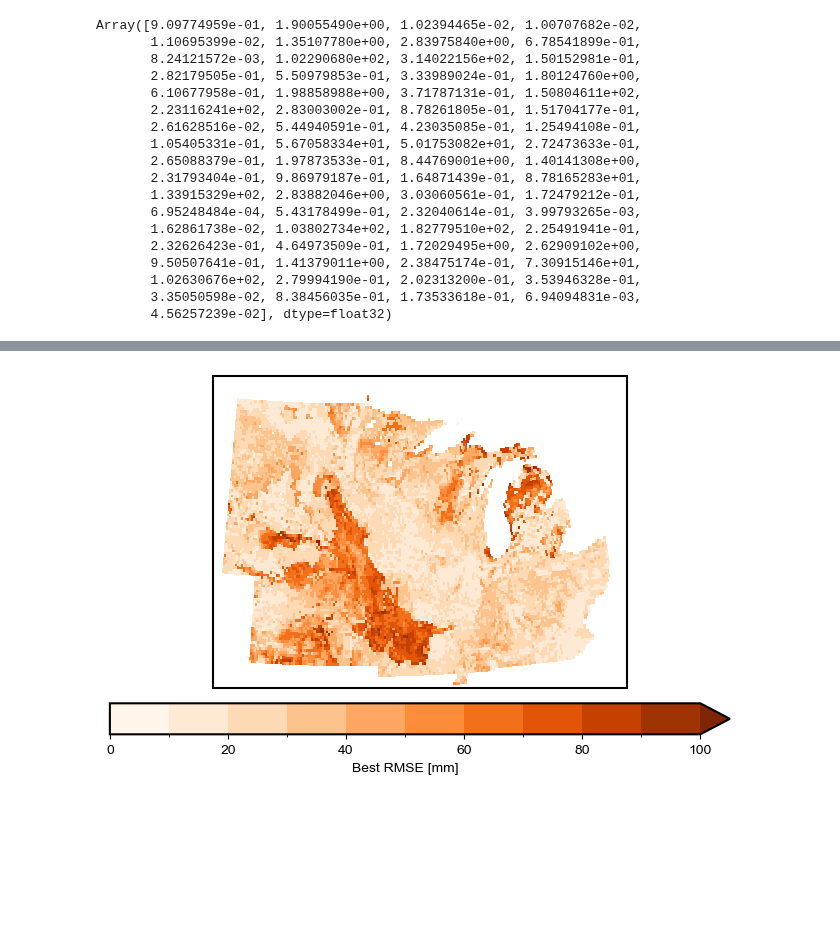
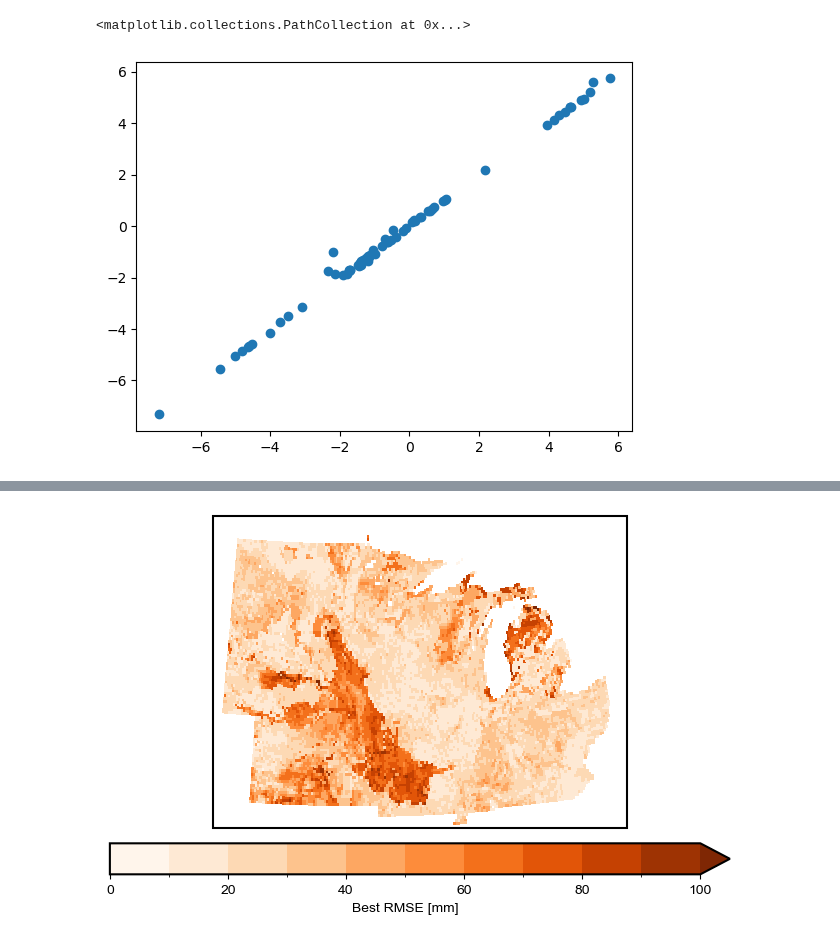
Before and after one commit to david0811/lafferty-etal-2024-tbd, a Jupyter notebook: code/02a_WBM_calibration.ipynb, the cells around one changed output, grey strips where cells are left out. Saved outputs shown, nothing was run; the diff lists cells and outputs as text; code cells hidden in the pictures; blank space fills up the shorter version.

```diff
--- a/code/02a_WBM_calibration.ipynb
+++ b/code/02a_WBM_calibration.ipynb
@@ -435,21 +362,0 @@ plt.plot(loss_out)
-# %%
-jnp.exp(theta)
-# %% [output]
-Array([9.09774959e-01, 1.90055490e+00, 1.02394465e-02, 1.00707682e-02,
-       1.10695399e-02, 1.35107780e+00, 2.83975840e+00, 6.78541899e-01,
-       8.24121572e-03, 1.02290680e+02, 3.14022156e+02, 1.50152981e-01,
-       2.82179505e-01, 5.50979853e-01, 3.33989024e-01, 1.80124760e+00,
-       6.10677958e-01, 1.98858988e+00, 3.71787131e-01, 1.50804611e+02,
-       2.23116241e+02, 2.83003002e-01, 8.78261805e-01, 1.51704177e-01,
-       2.61628516e-02, 5.44940591e-01, 4.23035085e-01, 1.25494108e-01,
-       1.05405331e-01, 5.67058334e+01, 5.01753082e+01, 2.72473633e-01,
-       2.65088379e-01, 1.97873533e-01, 8.44769001e+00, 1.40141308e+00,
-       2.31793404e-01, 9.86979187e-01, 1.64871439e-01, 8.78165283e+01,
-       1.33915329e+02, 2.83882046e+00, 3.03060561e-01, 1.72479212e-01,
-       6.95248484e-04, 5.43178499e-01, 2.32040614e-01, 3.99793265e-03,
-       1.62861738e-02, 1.03802734e+02, 1.82779510e+02, 2.25491941e-01,
-       2.32626423e-01, 4.64973509e-01, 1.72029495e+00, 2.62909102e+00,
-       9.50507641e-01, 1.41379011e+00, 2.38475174e-01, 7.30915146e+01,
-       1.02630676e+02, 2.79994190e-01, 2.02313200e-01, 3.53946328e-01,
-       3.35050598e-02, 8.38456035e-01, 1.73533618e-01, 6.94094831e-03,
-       4.56257239e-02], dtype=float32)
@@ -456,3 +427,8 @@ Array([9.09774959e-01, 1.90055490e+00, 1.02394465e-02, 1.00707682e-02,
+# %%
+plt.scatter(theta_rmse, theta_rmse_new)
+# %% [output]
+<matplotlib.collections.PathCollection at 0x...>
+[figure, added]
 # %%
 # # SMAP
 # theta_best = jnp.array([8.9403856e-01, 1.2090306e+00, 7.3919883e+00, 1.9614664e+00,
```
Also changed, not shown: parts of 43 cells of this notebook, 1 other file.
